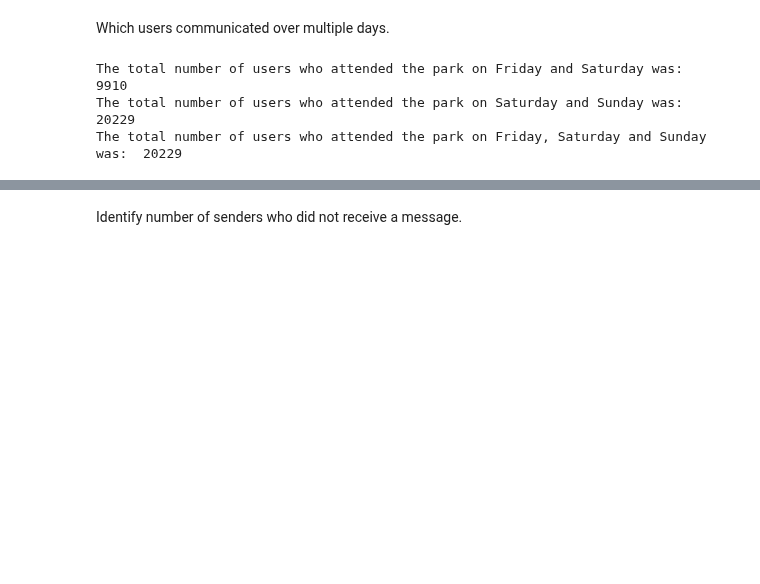
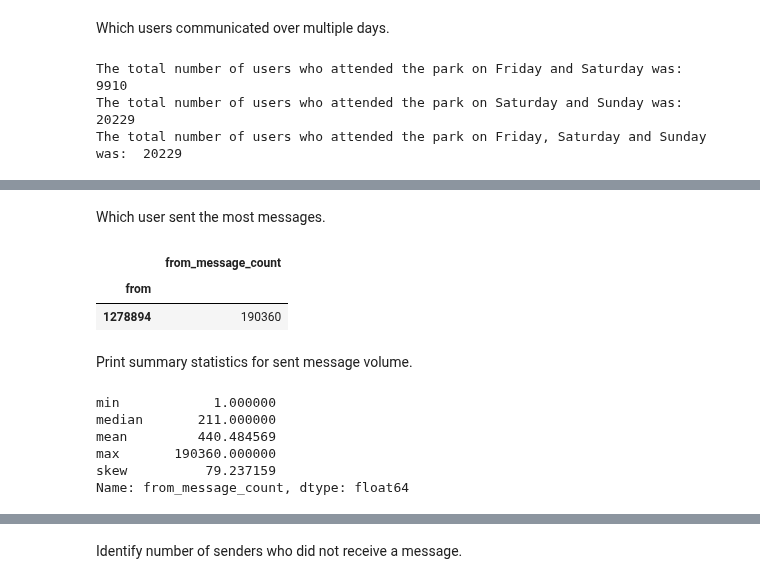
Before and after one commit to benkarabinus/nerdy_data_stuff, a Jupyter notebook: DU/COMP4449/FinalProject/Notebooks/FinalProjectEDA.ipynb, the cells around one changed output, grey strips where cells are left out. Saved outputs shown, nothing was run; the diff lists cells and outputs as text; code cells hidden in the pictures; blank space fills up the shorter version.

```diff
--- a/DU/COMP4449/FinalProject/Notebooks/FinalProjectEDA.ipynb
+++ b/DU/COMP4449/FinalProject/Notebooks/FinalProjectEDA.ipynb
@@ -406,0 +438,21 @@ The total number of users who attended the park on Friday, Saturday and Sunday w
+# %% [markdown]
+Which user sent the most messages.
+# %%
+from_messages_count[from_messages_count['from_message_count'] == from_messages_count['from_message_count'].max()]
+# %% [output]
+|  | from_message_count |
+| from |  |
+| 1278894 | 190360 |
+# %% [markdown]
+Print summary statistics for sent message volume.
+# %%
+"""print summary statistics for sent message volume"""
+
+from_messages_count['from_message_count'].agg(func=['min', 'median', 'mean', 'max','skew'])
+# %% [output]
+min            1.000000
+median       211.000000
+mean         440.484569
+max       190360.000000
+skew          79.237159
+Name: from_message_count, dtype: float64
```
Also changed, not shown: parts of 30 cells of this notebook.
